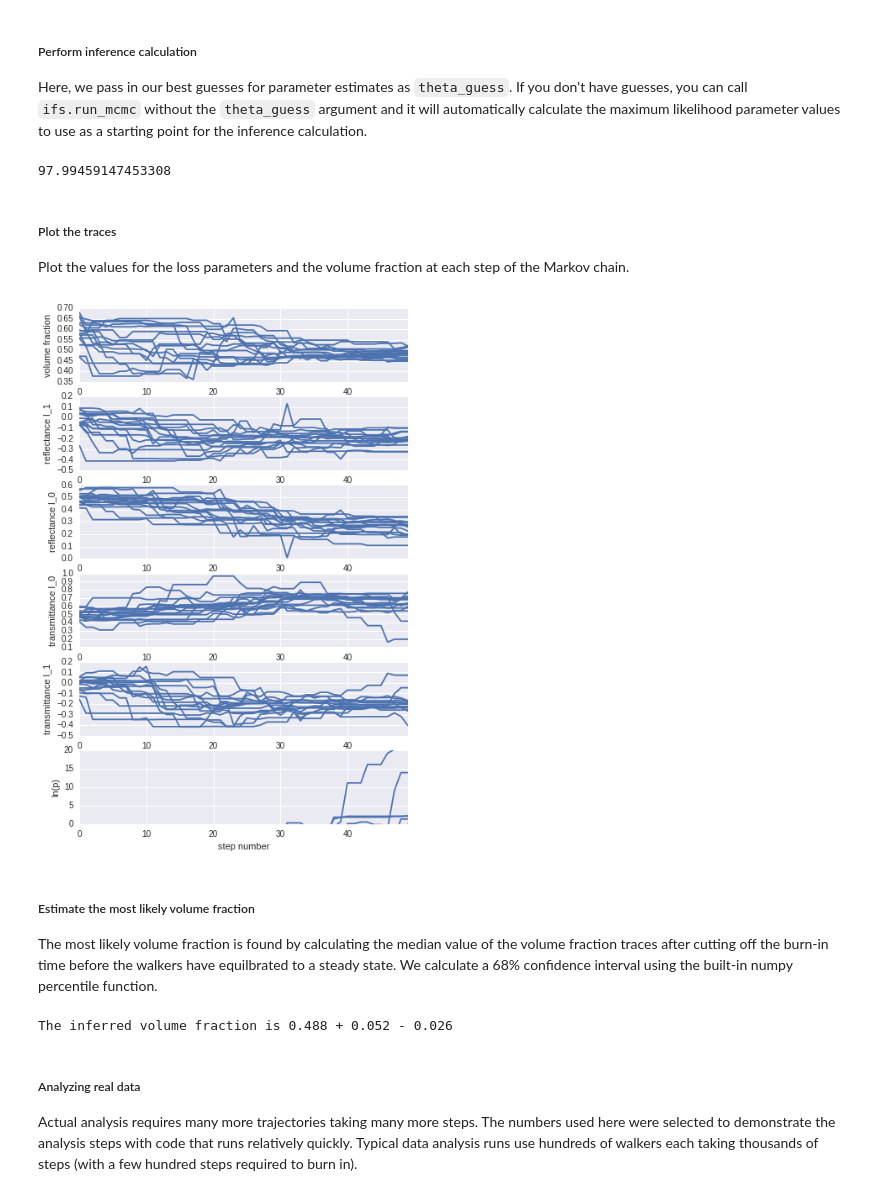
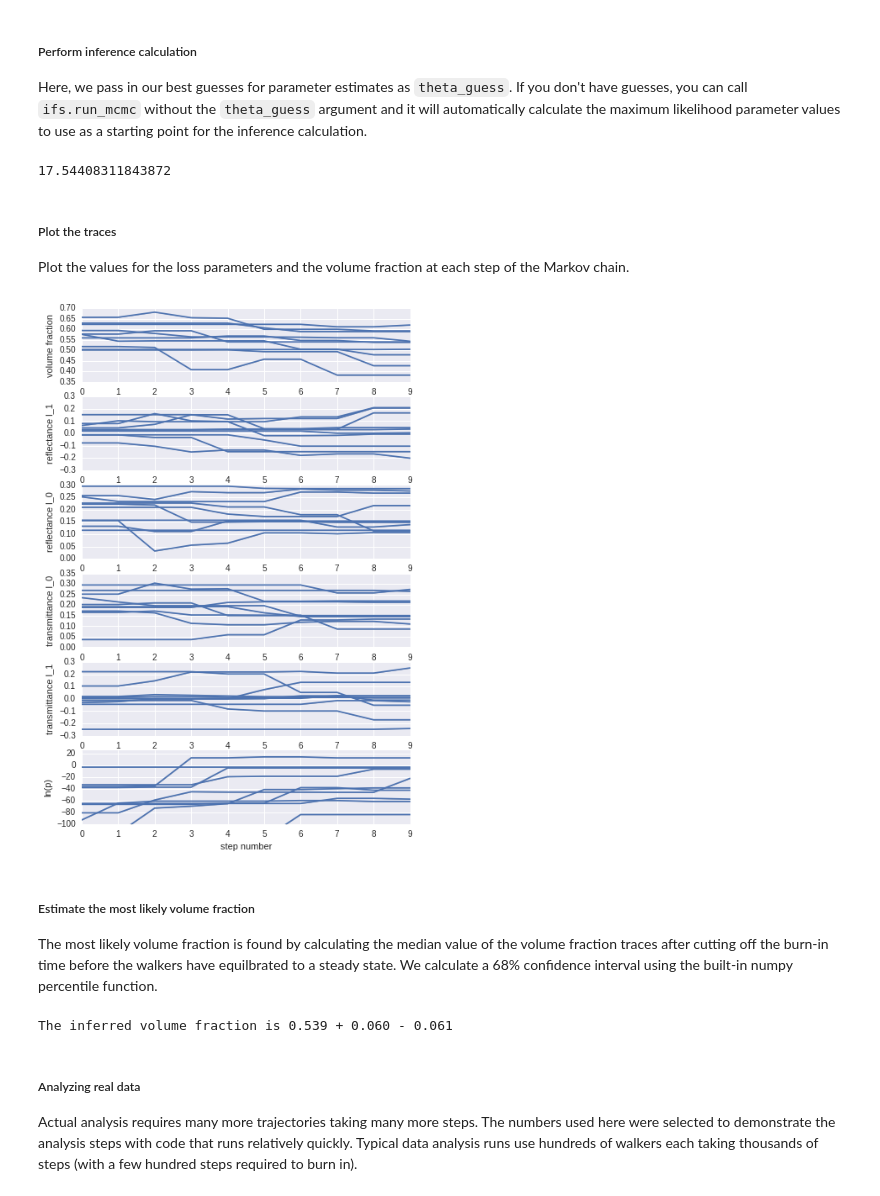
Before and after one commit to phys201/infer_structcol, a Jupyter notebook: tutorial.ipynb, the cells around one changed output. Drawn from its saved outputs; the diff is of its cells as text; code cells hidden in the pictures.

Commit message:
update tutorial so it runs more quickly

```diff
--- a/tutorial.ipynb
+++ b/tutorial.ipynb
@@ -16,8 +16,8 @@ import infer_structcol as ifs
 # %% [markdown]
 ## Set parameters
 # %%
-nwalkers = 16                                   # number of walkers to step through different parameters
-nsteps = 50                                     # number of steps for each walker to take
+nwalkers = 10                                   # number of walkers to step through different parameters
+nsteps = 10                                     # number of steps for each walker to take
 particle_radius = 119                           # radius of colloidal particles in the colloidal glass (in nm)
 thickness = 120                                 # thickness of colloidal glass film (in um)
 particle_index = 1.59                           # refractive index of colloidal particles
@@ -35,7 +35,7 @@ trans_dark_file = 'T_dark.txt'                  # name of dark file for transmit
 # theta_guess =
 # (volume fraction, reflectance loss intercept, reflectance loss slope, transmittance loss slope, transmittance loss slope).
 # If only reflectance or transmittance data are used, then theta_guess = (volume fraction, loss intercept, loss slope).
-theta_guess = (0.59, 0.5, 0, 0.5, 0)
+theta_guess = (0.59, 0.2, 0, 0.2, 0)
 # %% [markdown]
 ## Infer parameters
 ##### Convert raw data into a normalized spectrum and load it
@@ -73,44 +73,44 @@ walkers = ifs.run_mcmc(spect, samp, nwalkers, nsteps, theta_guess, seed=1)
 # print the time the calculation took
 print(time.time()-t0)
 # %% [output]
-97.99459147453308
+17.54408311843872
 # %% [markdown]
 ##### Plot the traces
 Plot the values for the loss parameters and the volume fraction at each step of the Markov chain.
 # %%
 vf = walkers.chain[:,:,0]
 refl_l0 = walkers.chain[:,:,1]
 refl_l1 = walkers.chain[:,:,2]
 trans_l0 = walkers.chain[:,:,3]
 trans_l1 = walkers.chain[:,:,4]
 
 fig, (ax_vf, ax_refl_l1, ax_refl_l0, ax_trans_l0, ax_trans_l1, ax_lnprob) = plt.subplots(6, figsize=(7,11))
 ax_vf.set(ylabel='volume fraction')
 ax_refl_l0.set(ylabel='reflectance l_0')
 ax_refl_l1.set(ylabel='reflectance l_1')
 ax_trans_l0.set(ylabel='transmittance l_0')
 ax_trans_l1.set(ylabel='transmittance l_1')
 ax_lnprob.set(ylabel='ln(p)')
 ax_lnprob.set(xlabel='step number')
-ax_lnprob.set(ylim=[0,20])
+ax_lnprob.set(ylim=[-100,25])
 for i in range(nwalkers):
     sns.tsplot(vf[i,:], ax=ax_vf)
     sns.tsplot(refl_l0[i,:], ax=ax_refl_l0)
     sns.tsplot(refl_l1[i,:], ax=ax_refl_l1)
     sns.tsplot(trans_l0[i,:], ax=ax_trans_l0)
     sns.tsplot(trans_l1[i,:], ax=ax_trans_l1)
     sns.tsplot(walkers.lnprobability[i,:], ax=ax_lnprob)
 # %% [output]
-[figure, old version]
+[figure, new version]
 # %% [markdown]
 ##### Estimate the most likely volume fraction
 
 The most likely volume fraction is found by calculating the median value of the volume fraction traces after cutting off the burn-in time before the walkers have equilbrated to a steady state. We calculate a 68% confidence interval using the built-in numpy percentile function.
 # %%
 # trim off the burn in time, which we observe from the plots above. The plots do not appear to have burned in for the
-# 50 steps used in this tutorial, but let's set the burn in index to 20 to illustrate how to find the inferred volume
+# 10 steps used in this tutorial, but let's set the burn in index to 5 to illustrate how to find the inferred volume
 # fraction.
-trim_index = 20
+trim_index = 5
 vf_trimmed = np.ndarray.flatten(vf[:,trim_index:])
 
 # find the median of the volume fractions of the walkers
@@ -119,7 +119,7 @@ print("The inferred volume fraction is {:.3f} + {:.3f} - {:.3f}".format(vf_infer
                                                                        np.percentile(vf_trimmed,84)-vf_inferred,
                                                                        vf_inferred - np.percentile(vf_trimmed,16)))
 # %% [output]
-The inferred volume fraction is 0.488 + 0.052 - 0.026
+The inferred volume fraction is 0.539 + 0.060 - 0.061
 # %% [markdown]
 ##### Analyzing real data
 
```
